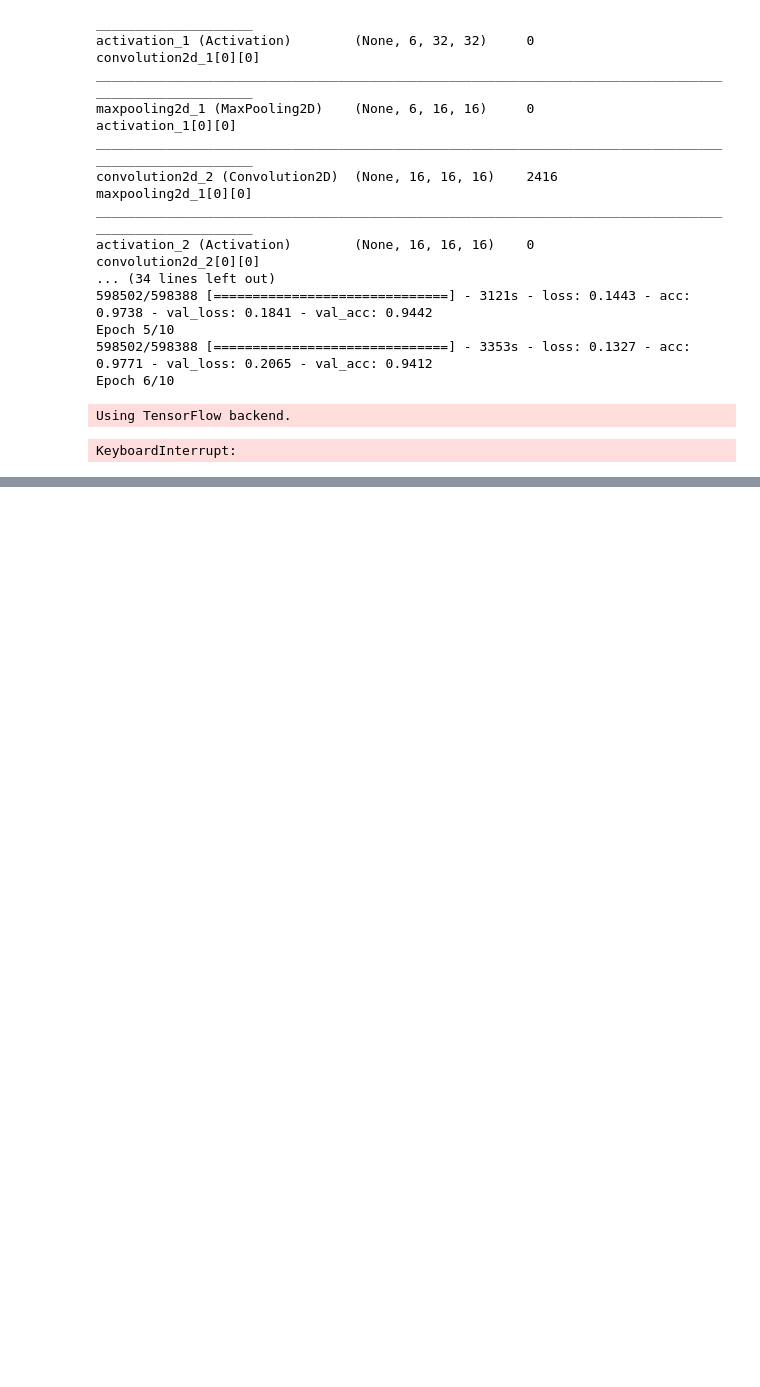
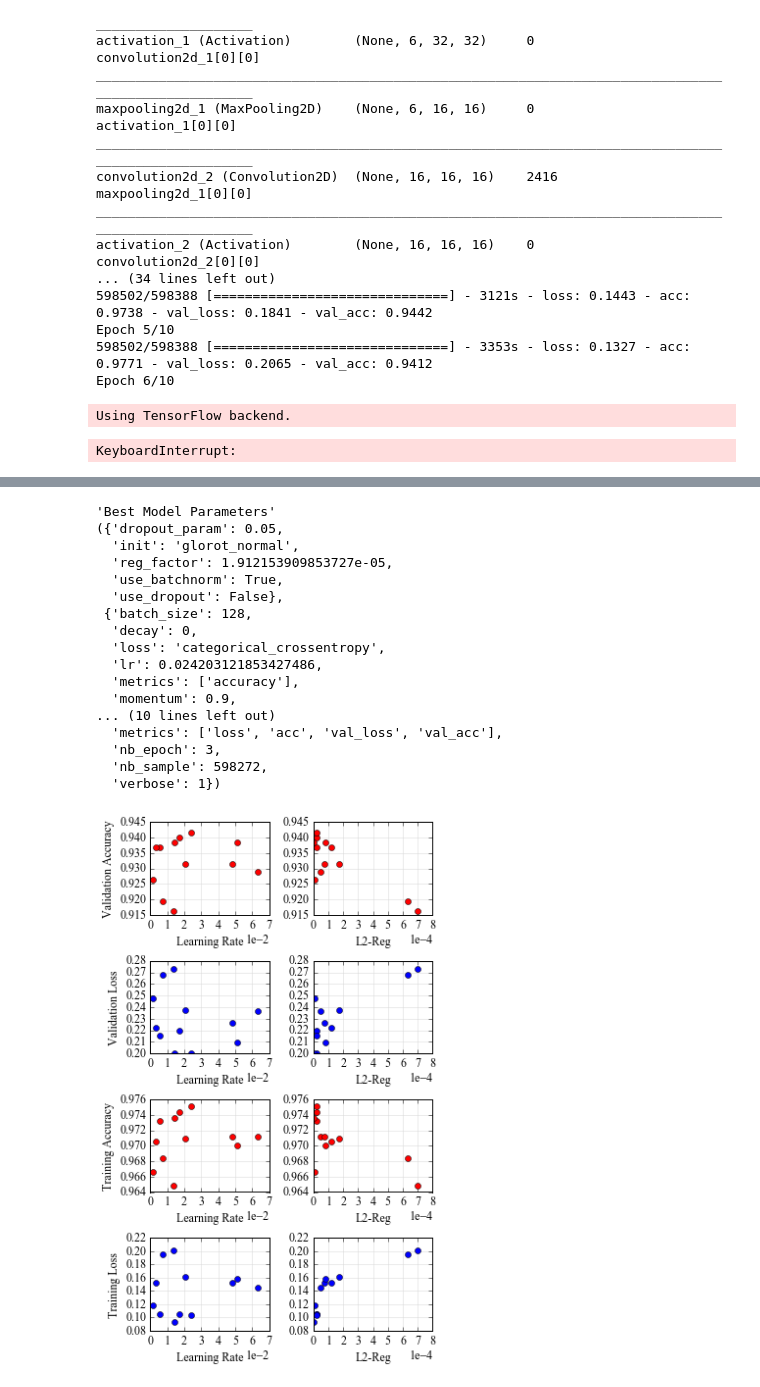
Before and after one commit to veeresht/MLNanoDegree, a Jupyter notebook: project5/SVHNDigit/notebooks/svhn_digit.ipynb, the cells around one changed output, grey strips where cells are left out. Saved outputs shown, nothing was run; the diff lists cells and outputs as text; code cells hidden in the pictures; blank space fills up the shorter version.

```diff
--- a/project5/SVHNDigit/notebooks/svhn_digit.ipynb
+++ b/project5/SVHNDigit/notebooks/svhn_digit.ipynb
@@ -867,0 +894,25 @@ pprint.pprint(lists_1)
+# %%
+from SVHNDigit.plotting import plot_model_tuning_results
+
+
+results_file = '../from_aws/LeNet5Mod_tuning.p'
+plot_model_tuning_results(results_file)
+# %% [output]
+'Best Model Parameters'
+({'dropout_param': 0.05,
+  'init': 'glorot_normal',
+  'reg_factor': 1.912153909853727e-05,
+  'use_batchnorm': True,
+  'use_dropout': False},
+ {'batch_size': 128,
+  'decay': 0,
+  'loss': 'categorical_crossentropy',
+  'lr': 0.024203121853427486,
+  'metrics': ['accuracy'],
+  'momentum': 0.9,
+... (10 lines left out)
+  'metrics': ['loss', 'acc', 'val_loss', 'val_acc'],
+  'nb_epoch': 3,
+  'nb_sample': 598272,
+  'verbose': 1})
+[figure, added]
```
Also changed, not shown: parts of 4 cells of this notebook, 2 other files.
